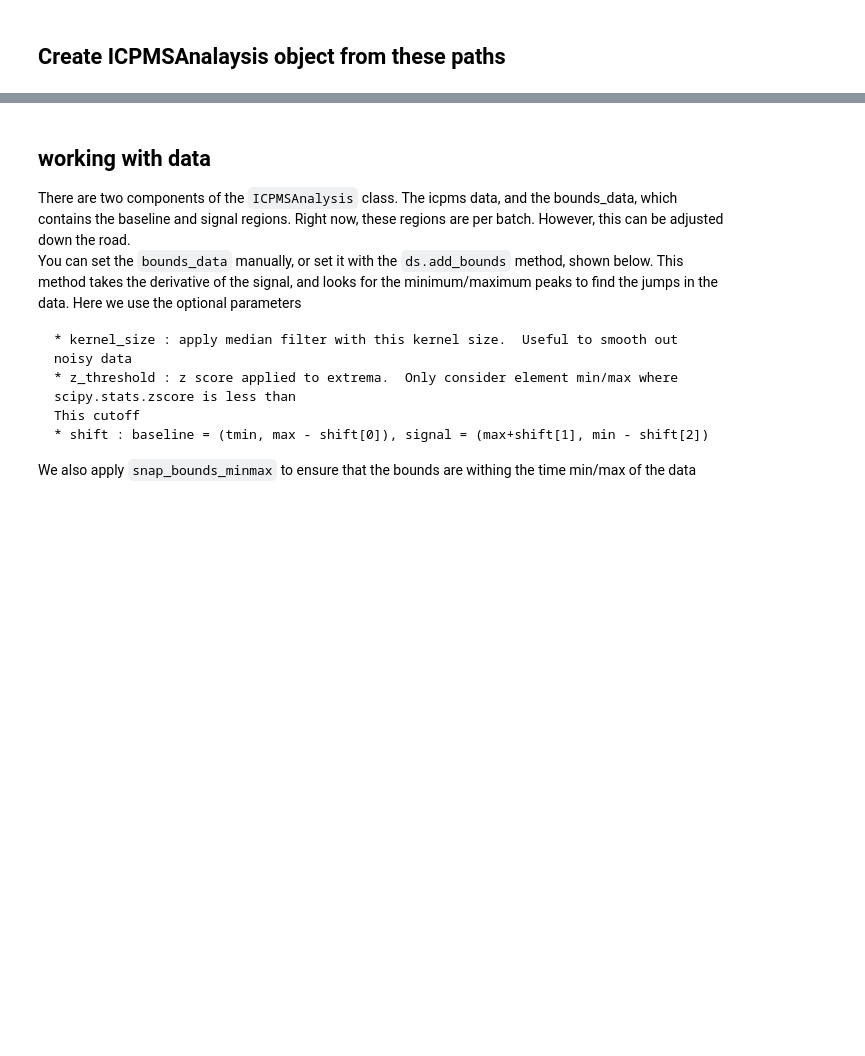
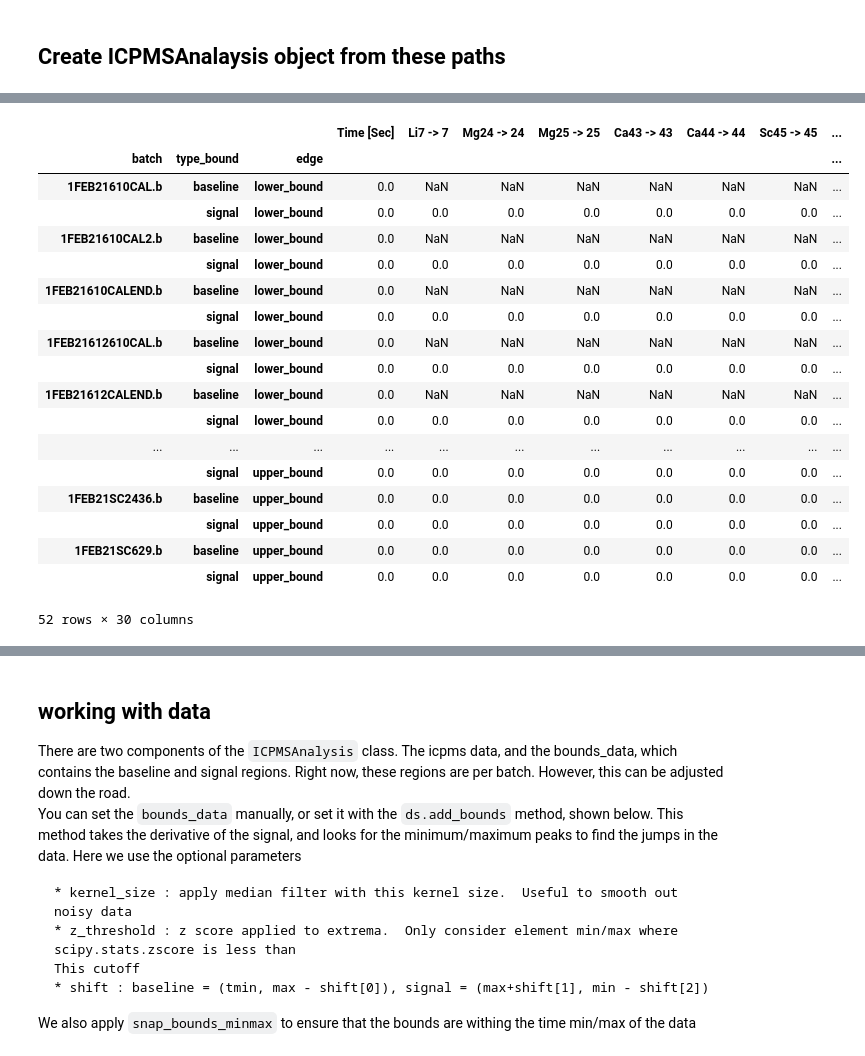
Before and after one commit to wpk-nist-gov/icpmsflow, a Jupyter notebook: notebooks/icpmsflow_tutorial.ipynb, the cells around one changed output, grey strips where cells are left out. Cells and saved outputs as stored; diff of their text form; code cells hidden in the pictures; blank space fills up the shorter version.

```diff
--- a/notebooks/icpmsflow_tutorial.ipynb
+++ b/notebooks/icpmsflow_tutorial.ipynb
@@ -35,0 +29,5 @@ ds.frame.head()
+# %%
+ds1 = ds.add_bounds()
+ds2 = ds.set_bounds(ds1.get_bounds(reset_index=True))
+# %%
+ds1.set_bounds(ds1.get_bounds()).get_bounds
@@ -35,0 +162,22 @@ ds.frame.head()
+# %%
+ds2.interpolate_at_bounds() - ds1.interpolate_at_bounds()
+# %% [output]
+|  |  |  | Time [Sec] | Li7 -> 7 | Mg24 -> 24 | Mg25 -> 25 | Ca43 -> 43 | Ca44 -> 44 | Sc45 -> 45 | ... |
+| batch | type_bound | edge |  |  |  |  |  |  |  | ... |
+| 1FEB21610CAL.b | baseline | lower_bound | 0.0 | NaN | NaN | NaN | NaN | NaN | NaN | ... |
+|  | signal | lower_bound | 0.0 | 0.0 | 0.0 | 0.0 | 0.0 | 0.0 | 0.0 | ... |
+| 1FEB21610CAL2.b | baseline | lower_bound | 0.0 | NaN | NaN | NaN | NaN | NaN | NaN | ... |
+|  | signal | lower_bound | 0.0 | 0.0 | 0.0 | 0.0 | 0.0 | 0.0 | 0.0 | ... |
+| 1FEB21610CALEND.b | baseline | lower_bound | 0.0 | NaN | NaN | NaN | NaN | NaN | NaN | ... |
+|  | signal | lower_bound | 0.0 | 0.0 | 0.0 | 0.0 | 0.0 | 0.0 | 0.0 | ... |
+| 1FEB21612610CAL.b | baseline | lower_bound | 0.0 | NaN | NaN | NaN | NaN | NaN | NaN | ... |
+|  | signal | lower_bound | 0.0 | 0.0 | 0.0 | 0.0 | 0.0 | 0.0 | 0.0 | ... |
+| 1FEB21612CALEND.b | baseline | lower_bound | 0.0 | NaN | NaN | NaN | NaN | NaN | NaN | ... |
+|  | signal | lower_bound | 0.0 | 0.0 | 0.0 | 0.0 | 0.0 | 0.0 | 0.0 | ... |
+| ... | ... | ... | ... | ... | ... | ... | ... | ... | ... | ... |
+|  | signal | upper_bound | 0.0 | 0.0 | 0.0 | 0.0 | 0.0 | 0.0 | 0.0 | ... |
+| 1FEB21SC2436.b | baseline | upper_bound | 0.0 | 0.0 | 0.0 | 0.0 | 0.0 | 0.0 | 0.0 | ... |
+|  | signal | upper_bound | 0.0 | 0.0 | 0.0 | 0.0 | 0.0 | 0.0 | 0.0 | ... |
+| 1FEB21SC629.b | baseline | upper_bound | 0.0 | 0.0 | 0.0 | 0.0 | 0.0 | 0.0 | 0.0 | ... |
+|  | signal | upper_bound | 0.0 | 0.0 | 0.0 | 0.0 | 0.0 | 0.0 | 0.0 | ... |
+52 rows × 30 columns
```
Also changed, not shown: parts of 10 cells of this notebook, 1 other file.
